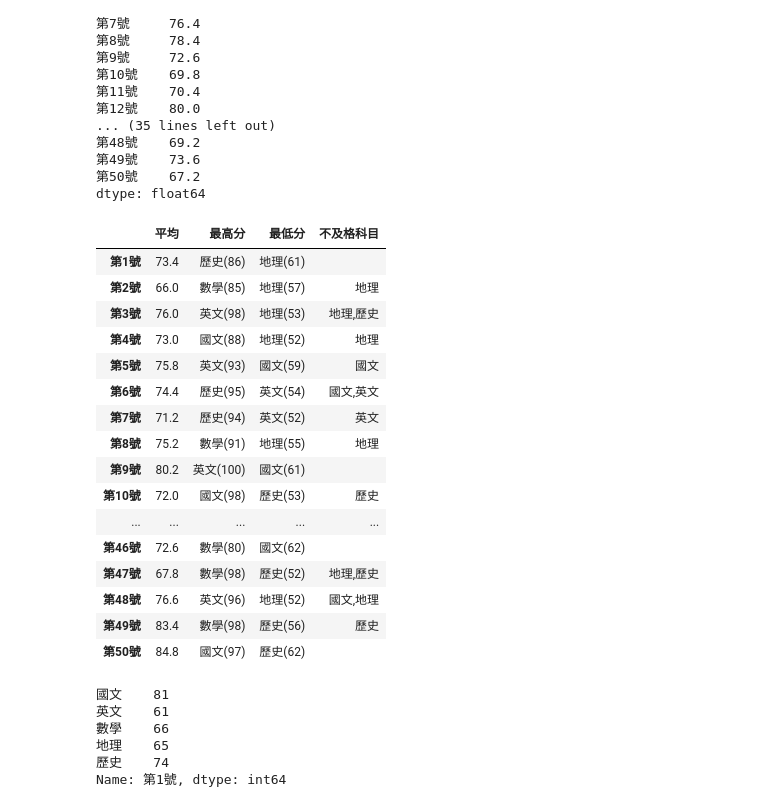
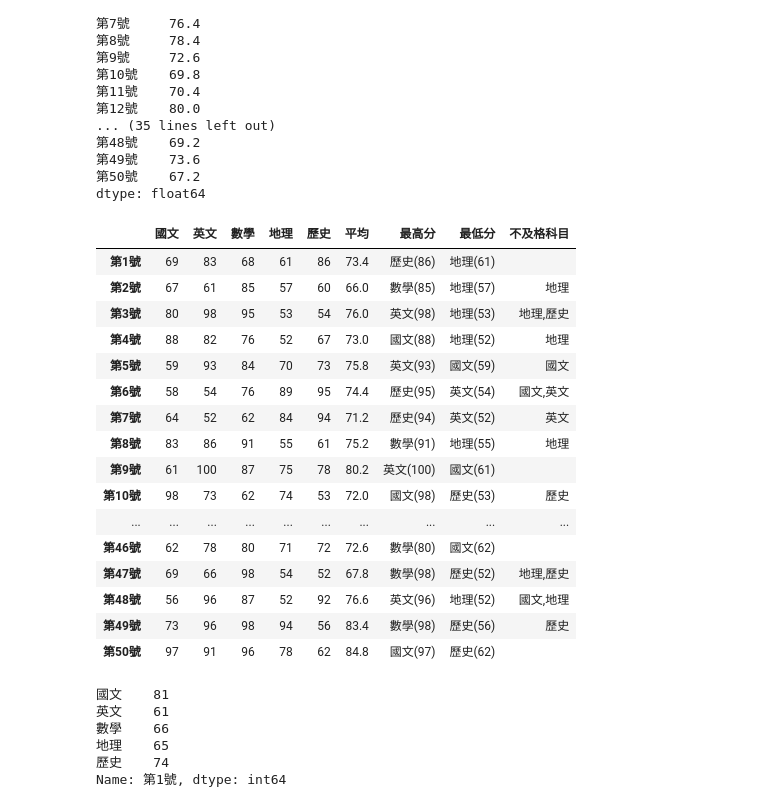
Before and after one commit to roberthsu2003/__2024_05_05_sunday__, a Jupyter notebook: lesson18/lesson18_4.ipynb, the cells around one changed output. Drawn from its saved outputs; the diff is of its cells as text; code cells hidden in the pictures.

```diff
--- a/lesson18/lesson18_4.ipynb
+++ b/lesson18/lesson18_4.ipynb
@@ -51,29 +51,30 @@ dtype: float64
 # %%
 def efg(s) -> pd.Series: #return series
     max_name = s[s == s.max()].index.values.tolist()[0]
     min_name = s[s == s.min()].index.values.tolist()[0]
     less60 = ",".join(list(s[s < 60].index))
     return pd.Series([s.mean(),f'{max_name}({s.max()})',f'{min_name}({s.min()})',less60],
                      index=["平均","最高分","最低分","不及格科目"])
-stu.apply(efg,axis=1)
+expand_stu = stu.apply(efg,axis=1)
+pd.concat([stu,expand_stu],axis=1)
 # %% [output]
-|  | 平均 | 最高分 | 最低分 | 不及格科目 |
-| 第1號 | 73.4 | 歷史(86) | 地理(61) |  |
-| 第2號 | 66.0 | 數學(85) | 地理(57) | 地理 |
-| 第3號 | 76.0 | 英文(98) | 地理(53) | 地理,歷史 |
-| 第4號 | 73.0 | 國文(88) | 地理(52) | 地理 |
-| 第5號 | 75.8 | 英文(93) | 國文(59) | 國文 |
-| 第6號 | 74.4 | 歷史(95) | 英文(54) | 國文,英文 |
-| 第7號 | 71.2 | 歷史(94) | 英文(52) | 英文 |
-| 第8號 | 75.2 | 數學(91) | 地理(55) | 地理 |
-| 第9號 | 80.2 | 英文(100) | 國文(61) |  |
-| 第10號 | 72.0 | 國文(98) | 歷史(53) | 歷史 |
-| ... | ... | ... | ... | ... |
-| 第46號 | 72.6 | 數學(80) | 國文(62) |  |
-| 第47號 | 67.8 | 數學(98) | 歷史(52) | 地理,歷史 |
-| 第48號 | 76.6 | 英文(96) | 地理(52) | 國文,地理 |
-| 第49號 | 83.4 | 數學(98) | 歷史(56) | 歷史 |
-| 第50號 | 84.8 | 國文(97) | 歷史(62) |  |
+|  | 國文 | 英文 | 數學 | 地理 | 歷史 | 平均 | 最高分 | 最低分 | 不及格科目 |
+| 第1號 | 69 | 83 | 68 | 61 | 86 | 73.4 | 歷史(86) | 地理(61) |  |
+| 第2號 | 67 | 61 | 85 | 57 | 60 | 66.0 | 數學(85) | 地理(57) | 地理 |
+| 第3號 | 80 | 98 | 95 | 53 | 54 | 76.0 | 英文(98) | 地理(53) | 地理,歷史 |
+| 第4號 | 88 | 82 | 76 | 52 | 67 | 73.0 | 國文(88) | 地理(52) | 地理 |
+| 第5號 | 59 | 93 | 84 | 70 | 73 | 75.8 | 英文(93) | 國文(59) | 國文 |
+| 第6號 | 58 | 54 | 76 | 89 | 95 | 74.4 | 歷史(95) | 英文(54) | 國文,英文 |
+| 第7號 | 64 | 52 | 62 | 84 | 94 | 71.2 | 歷史(94) | 英文(52) | 英文 |
+| 第8號 | 83 | 86 | 91 | 55 | 61 | 75.2 | 數學(91) | 地理(55) | 地理 |
+| 第9號 | 61 | 100 | 87 | 75 | 78 | 80.2 | 英文(100) | 國文(61) |  |
+| 第10號 | 98 | 73 | 62 | 74 | 53 | 72.0 | 國文(98) | 歷史(53) | 歷史 |
+| ... | ... | ... | ... | ... | ... | ... | ... | ... | ... |
+| 第46號 | 62 | 78 | 80 | 71 | 72 | 72.6 | 數學(80) | 國文(62) |  |
+| 第47號 | 69 | 66 | 98 | 54 | 52 | 67.8 | 數學(98) | 歷史(52) | 地理,歷史 |
+| 第48號 | 56 | 96 | 87 | 52 | 92 | 76.6 | 英文(96) | 地理(52) | 國文,地理 |
+| 第49號 | 73 | 96 | 98 | 94 | 56 | 83.4 | 數學(98) | 歷史(56) | 歷史 |
+| 第50號 | 97 | 91 | 96 | 78 | 62 | 84.8 | 國文(97) | 歷史(62) |  |
 # %%
 stu1 = stu.iloc[0]
 stu1
```
